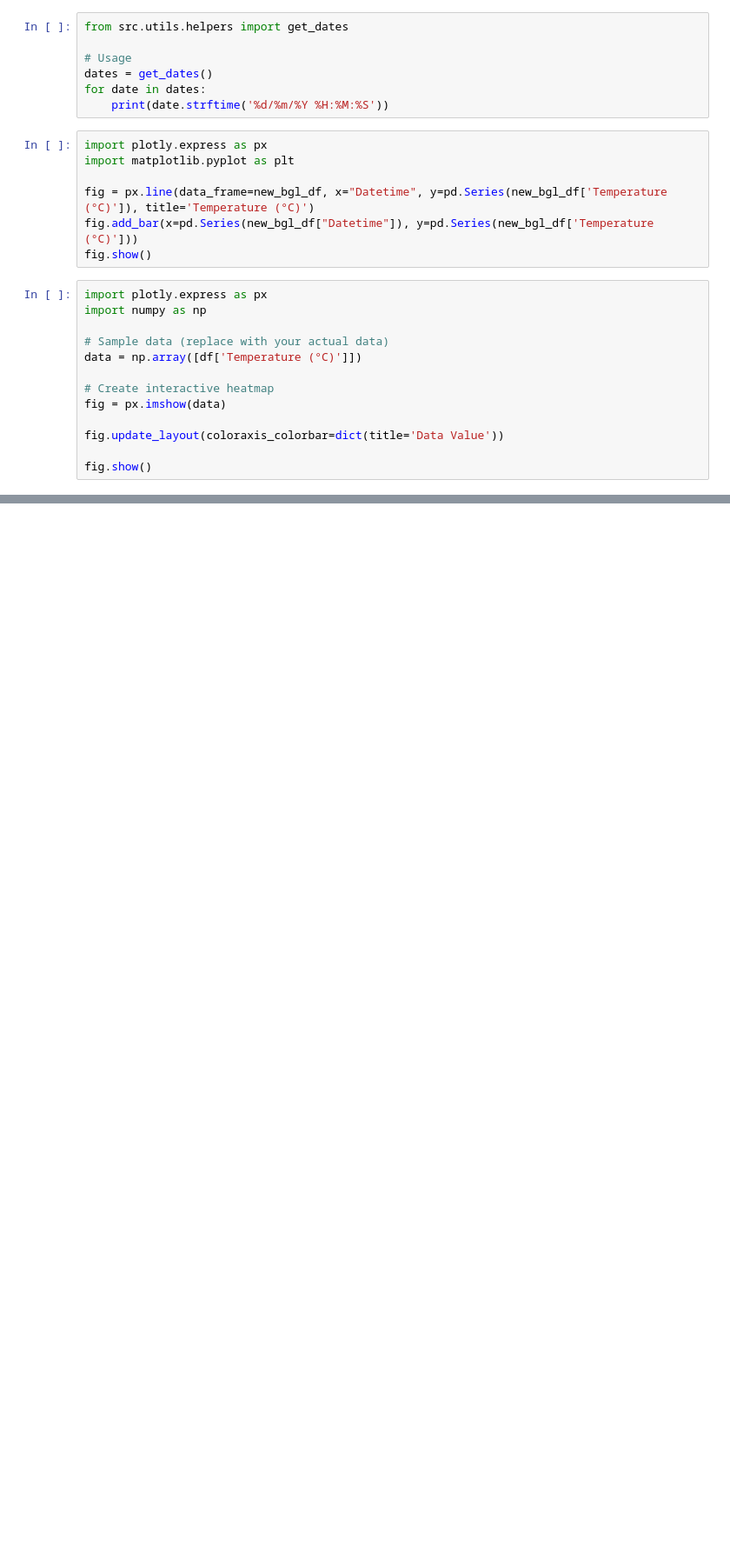
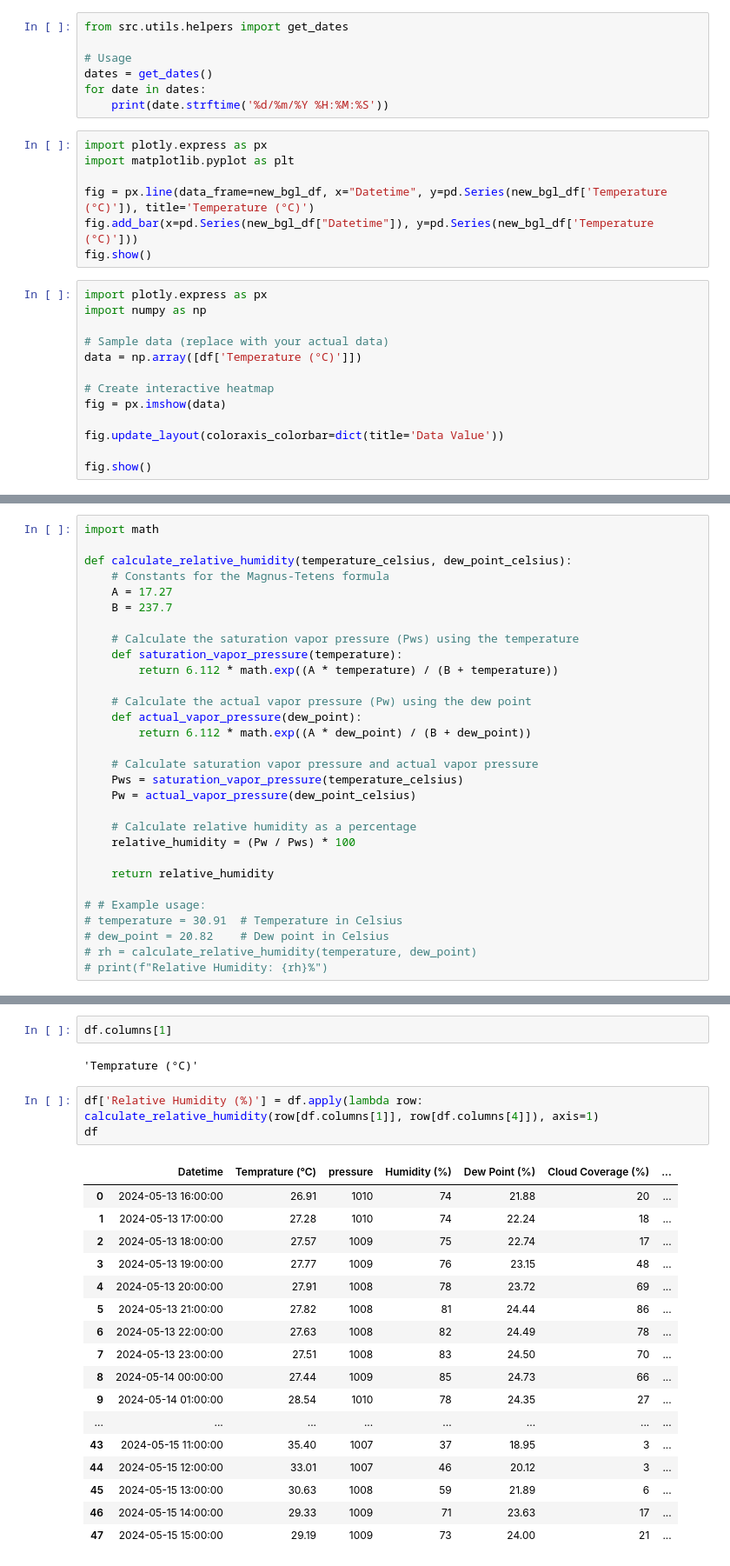
Before and after one commit to Rishit605/MetP, a Jupyter notebook: ETL.ipynb, the cells around one changed output, grey strips where cells are left out. Shown at 87% size. Cells and saved outputs as stored; diff of their text form; blank space fills up the shorter version.

```diff
--- a/ETL.ipynb
+++ b/ETL.ipynb
@@ -1581,0 +1740,30 @@ array([[0.30093797, 0.97123448, 0.31093414, 0.59028512, 0.78757606,
+# %%
+import math
+
+def calculate_relative_humidity(temperature_celsius, dew_point_celsius):
+    # Constants for the Magnus-Tetens formula
+    A = 17.27
+    B = 237.7
+
+    # Calculate the saturation vapor pressure (Pws) using the temperature
+    def saturation_vapor_pressure(temperature):
+        return 6.112 * math.exp((A * temperature) / (B + temperature))
+
+    # Calculate the actual vapor pressure (Pw) using the dew point
+    def actual_vapor_pressure(dew_point):
+        return 6.112 * math.exp((A * dew_point) / (B + dew_point))
+
+    # Calculate saturation vapor pressure and actual vapor pressure
+    Pws = saturation_vapor_pressure(temperature_celsius)
+    Pw = actual_vapor_pressure(dew_point_celsius)
+
+    # Calculate relative humidity as a percentage
+    relative_humidity = (Pw / Pws) * 100
+
+    return relative_humidity
+
+# # Example usage:
+# temperature = 30.91  # Temperature in Celsius
+# dew_point = 20.82    # Dew point in Celsius
+# rh = calculate_relative_humidity(temperature, dew_point)
+# print(f"Relative Humidity: {rh}%")
@@ -1581,0 +1777,25 @@ array([[0.30093797, 0.97123448, 0.31093414, 0.59028512, 0.78757606,
+# %%
+df.columns[1]
+# %% [output]
+'Temprature (°C)'
+# %%
+df['Relative Humidity (%)'] = df.apply(lambda row: calculate_relative_humidity(row[df.columns[1]], row[df.columns[4]]), axis=1)
+df
+# %% [output]
+|  | Datetime | Temprature (°C) | pressure | Humidity (%) | Dew Point (%) | Cloud Coverage (%) | ... |
+| 0 | 2024-05-13 16:00:00 | 26.91 | 1010 | 74 | 21.88 | 20 | ... |
+| 1 | 2024-05-13 17:00:00 | 27.28 | 1010 | 74 | 22.24 | 18 | ... |
+| 2 | 2024-05-13 18:00:00 | 27.57 | 1009 | 75 | 22.74 | 17 | ... |
+| 3 | 2024-05-13 19:00:00 | 27.77 | 1009 | 76 | 23.15 | 48 | ... |
+| 4 | 2024-05-13 20:00:00 | 27.91 | 1008 | 78 | 23.72 | 69 | ... |
+| 5 | 2024-05-13 21:00:00 | 27.82 | 1008 | 81 | 24.44 | 86 | ... |
+| 6 | 2024-05-13 22:00:00 | 27.63 | 1008 | 82 | 24.49 | 78 | ... |
+| 7 | 2024-05-13 23:00:00 | 27.51 | 1008 | 83 | 24.50 | 70 | ... |
+| 8 | 2024-05-14 00:00:00 | 27.44 | 1009 | 85 | 24.73 | 66 | ... |
+| 9 | 2024-05-14 01:00:00 | 28.54 | 1010 | 78 | 24.35 | 27 | ... |
+| ... | ... | ... | ... | ... | ... | ... | ... |
+| 43 | 2024-05-15 11:00:00 | 35.40 | 1007 | 37 | 18.95 | 3 | ... |
+| 44 | 2024-05-15 12:00:00 | 33.01 | 1007 | 46 | 20.12 | 3 | ... |
+| 45 | 2024-05-15 13:00:00 | 30.63 | 1008 | 59 | 21.89 | 6 | ... |
+| 46 | 2024-05-15 14:00:00 | 29.33 | 1009 | 71 | 23.63 | 17 | ... |
+| 47 | 2024-05-15 15:00:00 | 29.19 | 1009 | 73 | 24.00 | 21 | ... |
```
Also changed, not shown: parts of 26 cells of this notebook, 19 other files.
